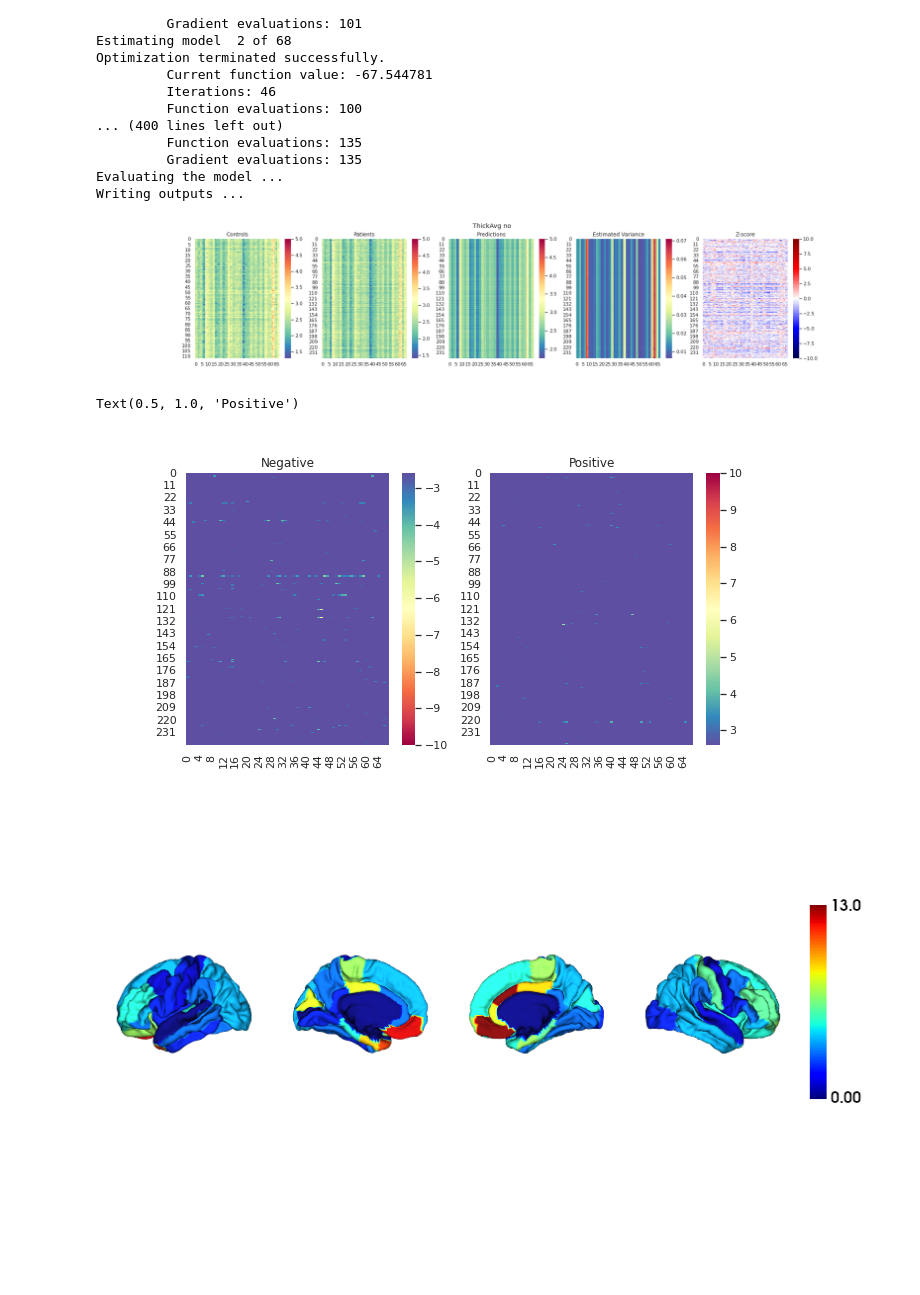
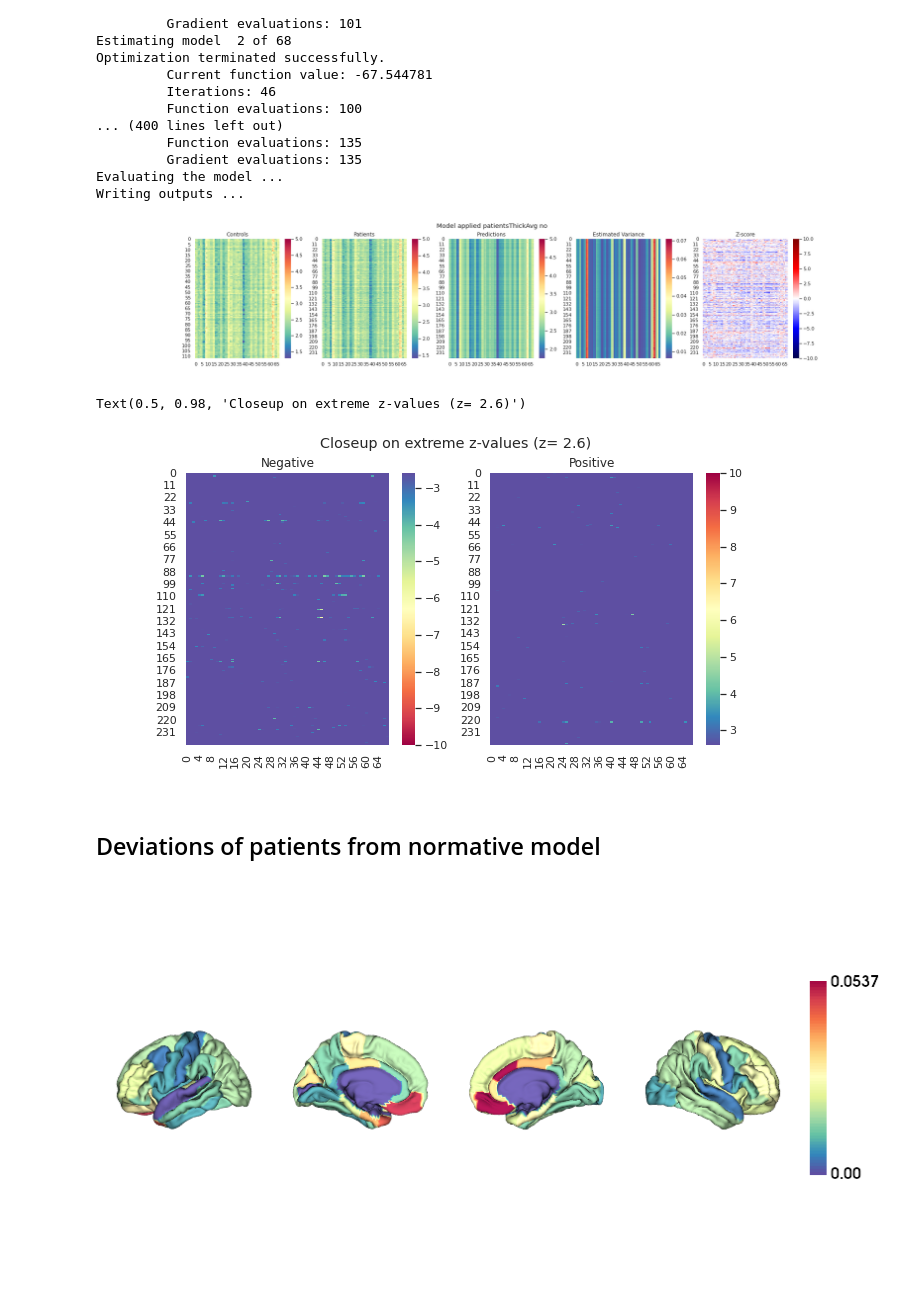
Before and after one commit to bbuckova/ESO_normative, a Jupyter notebook: GPR_modelling.ipynb, the cells around one changed output. Saved outputs shown, nothing was run; the diff lists cells and outputs as text; code cells hidden in the pictures; blank space fills up the shorter version.

Commit message:
[GPR_modelling.ipynb] Visualization updates, fig titiles and 3d dk

```diff
--- a/GPR_modelling.ipynb
+++ b/GPR_modelling.ipynb
@@ -161,18 +187,20 @@ axes[3].set_title('Estimated Variance')
 sns.heatmap(data=z_test, ax=axes[4], vmax=10, vmin = -10, cbar=True, cmap='seismic')
 axes[4].set_title('Z-score')
 
-fig.suptitle(fs_var + ' ' + transformation)
+fig.suptitle('Model applied patients'+fs_var + ' ' + transformation)
 
 plt.show()
 # %% [output]
-[figure, old version]
+[figure, new version]
 # %%
 fig, axes = plt.subplots(1,2,figsize=(10, 5))
+thresh = 2.6
+sns.heatmap(data=z_test, ax=axes[0], cbar=True, cmap='Spectral',  vmax=-thresh, vmin= -10) #z: 2.6 == p:0.005
+axes[0].set_title('Negative')
+sns.heatmap(data=z_test, ax=axes[1], cbar=True, cmap='Spectral_r', vmin = thresh, vmax = 10)
+axes[1].set_title('Positive')
 
-sns.heatmap(data=z_test, ax=axes[0], cbar=True, cmap='Spectral',  vmax=-2.6, vmin= -10) #z: 2.6 == p:0.005
-axes[0].set_title('Negative')
-sns.heatmap(data=z_test, ax=axes[1], cbar=True, cmap='Spectral_r', vmin = 2.6, vmax = 10)
-axes[1].set_title('Positive')
+fig.suptitle('Closeup on extreme z-values (z= ' + str(thresh)+')')
 # %% [output]
-Text(0.5, 1.0, 'Positive')
+Text(0.5, 0.98, 'Closeup on extreme z-values (z= 2.6)')
-[figure, old version]
+[figure, new version]
@@ -183,25 +207,15 @@ from enigmatoolbox.utils.useful import reorder_sctx
-# %%
-cnames = pd.read_csv(os.path.join(nm_dir,'colnames.txt'), sep = ' ',header=None).to_numpy()
-cnames = [i[0] for i in cnames]
-cnames = [i.replace('rh_','R_') for i in cnames]
-cnames = [i.replace('lh_','L_') for i in cnames]
-z_test.columns = cnames
-# %%
-R_hemi = [col for col in z_test.columns if 'R_' in col]
-L_hemi = [col for col in z_test.columns if 'L_' in col]
-z_test = pd.concat([z_test[L_hemi], z_test[R_hemi]], axis=1)
+# %% [markdown]
+Deviations of patients from normative model
+-------------------------------------------
 # %%
-z_epoz = (z_test>2).sum()
-
-#CT_d_fsa5 = parcel_to_surface(z_test, 'aparc_fsa5')
-CT_z_mean_fsa5 = parcel_to_surface(z_epoz, 'aparc_fsa5')
-
-plot_cortical(array_name=CT_z_mean_fsa5, surface_name="fsa5", size=(800, 400),
-              cmap='jet', color_bar=True,
+# Extreme positive deviations of patients
+pk = dk_roi_viz(nm_dir, z_test, 2, 'pos')
+plot_cortical(array_name=pk, surface_name="fsa5", size=(800, 400),
+              cmap='Spectral_r', color_bar=True,
               interactive=False,
               embed_nb=True,
               screenshot=False,
               filename=None)
 # %% [output]
-[figure, old version]
+[figure, new version]
 # %%
```
Also changed, not shown: parts of 17 cells of this notebook.
